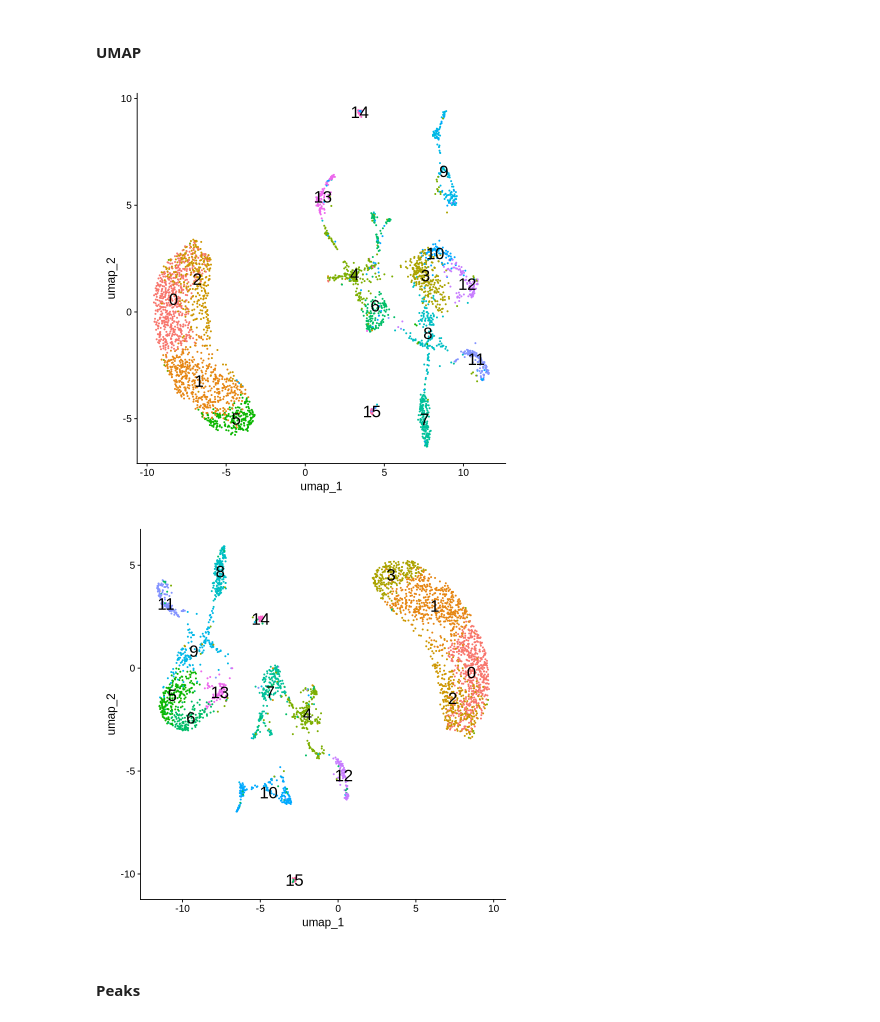
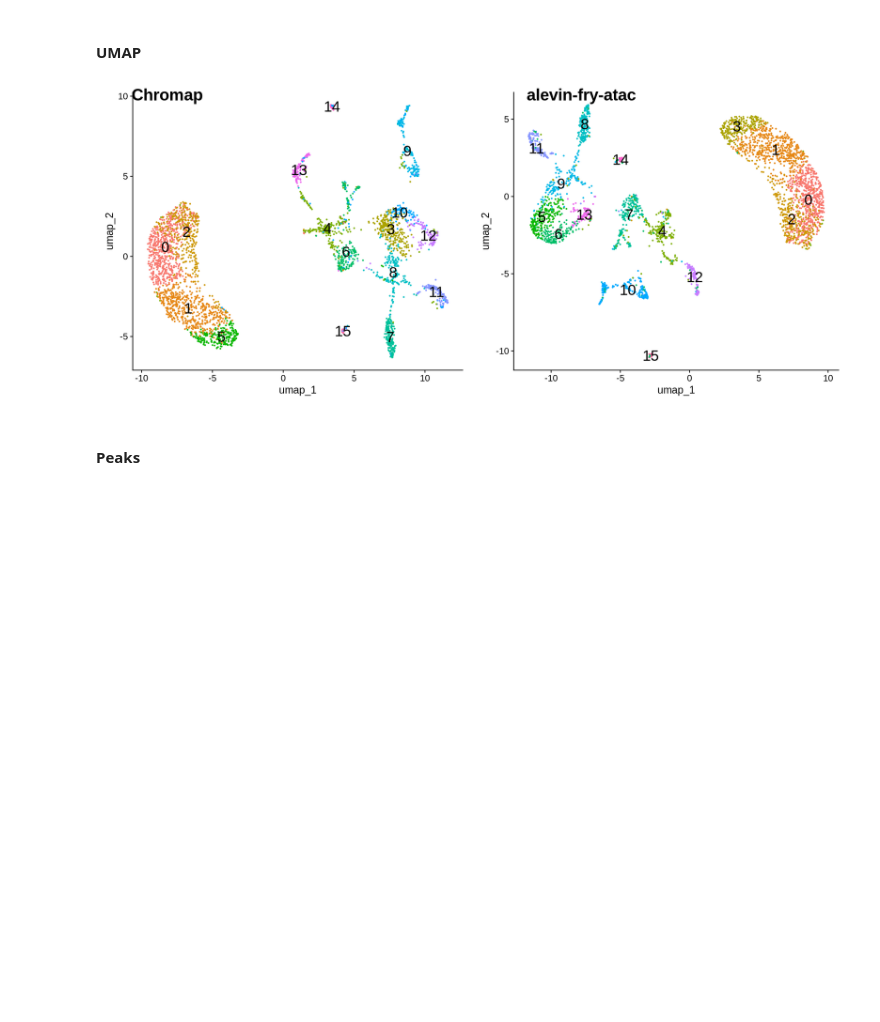
Before and after one commit to NPSDC/alevin-fry-atac-paper-scripts, a Jupyter notebook: analysis/Comparison_k25_thr0.7.ipynb, the cells around one changed output. Saved outputs shown, nothing was run; the diff lists cells and outputs as text; code cells hidden in the pictures; blank space fills up the shorter version.

```diff
--- a/analysis/Comparison_k25_thr0.7.ipynb
+++ b/analysis/Comparison_k25_thr0.7.ipynb
@@ -365,7 +556,9 @@ clust_cellranger_tbl <- enframe(clust_cellranger) %>%
 # %% [markdown]
 ##### Chromap vs Piscem
 # %%
-make_long (
+size <- 22
+fs <- 5
+pChA <- make_long (
     full_join(clust_chromap_tbl,clust_piscem_tbl,by="Barcode"),
     Chromap_Cluster, Piscem_Cluster) %>%
     ggplot(aes(x = x,
@@ -375,8 +568,8 @@ make_long (
         fill = factor(node),
         label = node)) +
         geom_sankey() +
-        theme_sankey(base_size = 18) +
+        theme_sankey(base_size = size) +
         theme(legend.position = "none") +
         xlab("") +
-        geom_sankey_text(size = 3, color = "black") +
-        scale_x_discrete(breaks = c("Chromap_Cluster","Piscem_Cluster"),labels = c("Chromap clusters","Piscem clusters"))
+        geom_sankey_text(size = fs, color = "black") +
+        scale_x_discrete(breaks = c("Chromap_Cluster","Piscem_Cluster"),labels = c("Chromap","alevin-fry-atac"))
@@ -683,11 +989,12 @@ aricode::NMI(joined$Chromap_Cluster, joined$Piscem_Cluster)
 # %% [markdown]
 #### UMAP
 # %%
-DimPlot(object = chromap_ob, label = TRUE, label.size = 7) + NoLegend()
-DimPlot(object = piscem_ob, label = TRUE, label.size = 7) + NoLegend()
+options(repr.plot.width=14, repr.plot.height=6)
+pCh <- DimPlot(object = chromap_ob, label = TRUE, label.size = 7) + NoLegend()
+pA <- DimPlot(object = piscem_ob, label = TRUE, label.size = 7) + NoLegend()
+ggarrange(pCh, pA, labels = c("Chromap", "alevin-fry-atac"), font.label = list(size=size))
 # %% [output]
-[figure, old version]
+[figure, new version]
-[figure, removed]
 # %% [markdown]
 #### Peaks
 # %%
```
Also changed, not shown: parts of 41 cells of this notebook, 7 other files.
